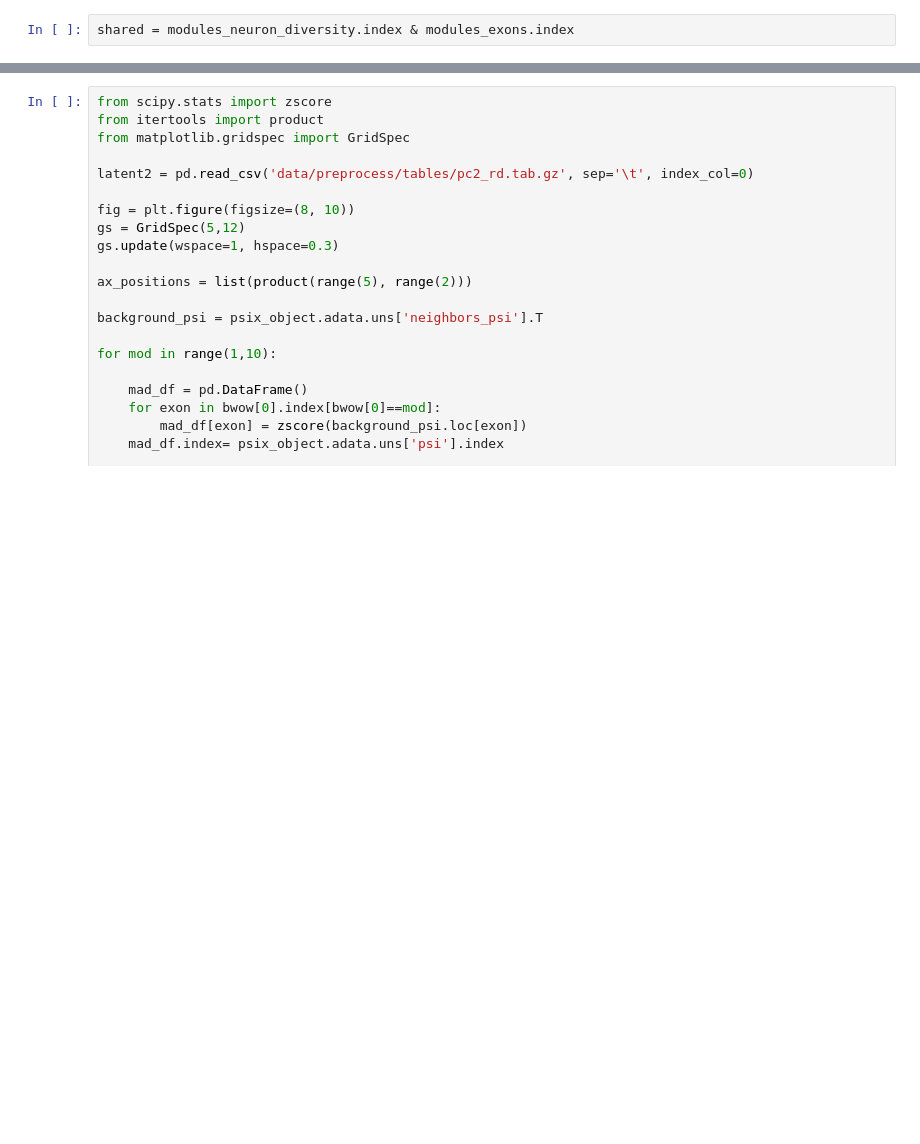
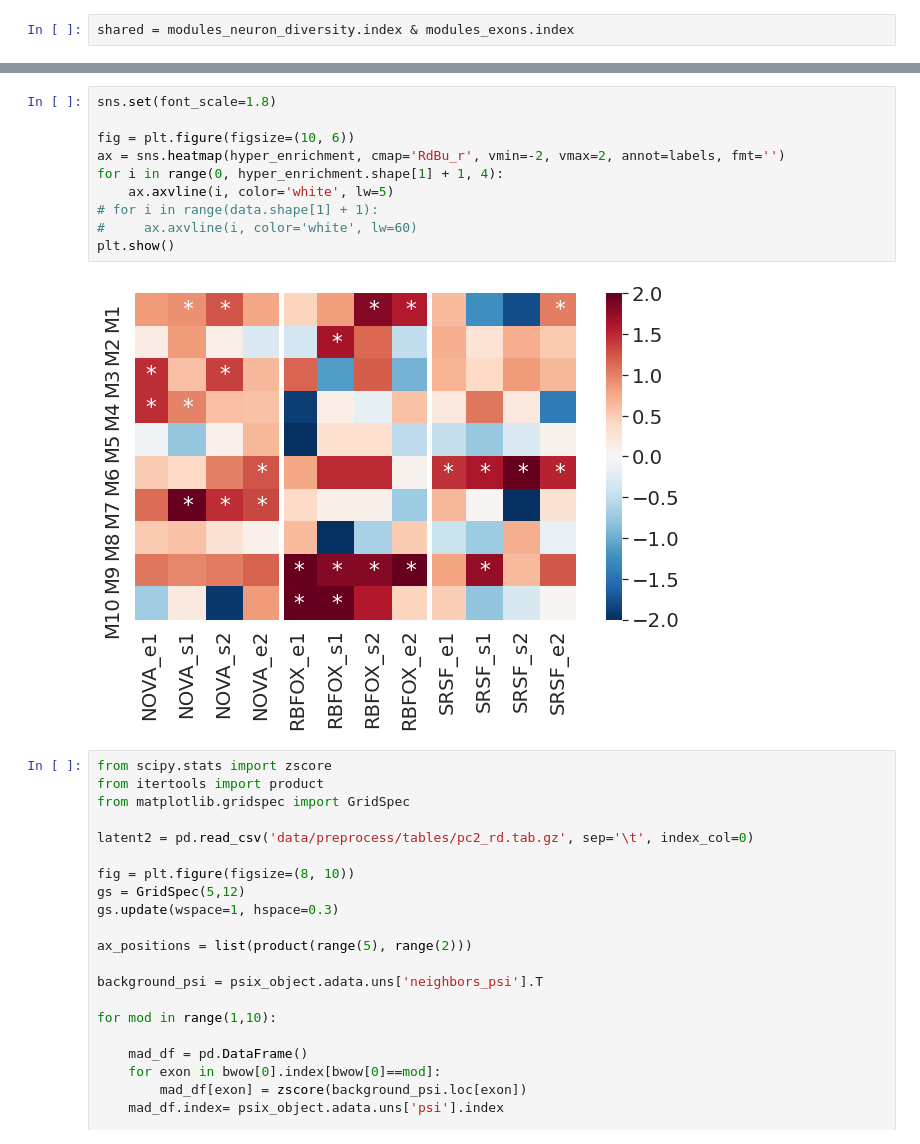
Before and after one commit to lareaulab/analysis_psix, a Jupyter notebook: mouse_brain_development/mouse_brain_development_scratch.ipynb, the cells around one changed output, grey strips where cells are left out. Saved outputs shown, nothing was run; the diff lists cells and outputs as text; blank space fills up the shorter version.

```diff
--- a/mouse_brain_development/mouse_brain_development_scratch.ipynb
+++ b/mouse_brain_development/mouse_brain_development_scratch.ipynb
@@ -225,3 +555,15 @@ ax.set_ylim((2, 4))
+# %%
+sns.set(font_scale=1.8)
+
+fig = plt.figure(figsize=(10, 6))
+ax = sns.heatmap(hyper_enrichment, cmap='RdBu_r', vmin=-2, vmax=2, annot=labels, fmt='')
+for i in range(0, hyper_enrichment.shape[1] + 1, 4):
+    ax.axvline(i, color='white', lw=5)
+# for i in range(data.shape[1] + 1):
+#     ax.axvline(i, color='white', lw=60)
+plt.show()
+# %% [output]
+[figure, added]
 # %%
 from scipy.stats import zscore
 from itertools import product
```
Also changed, not shown: parts of 17 cells of this notebook, 17 other files.
